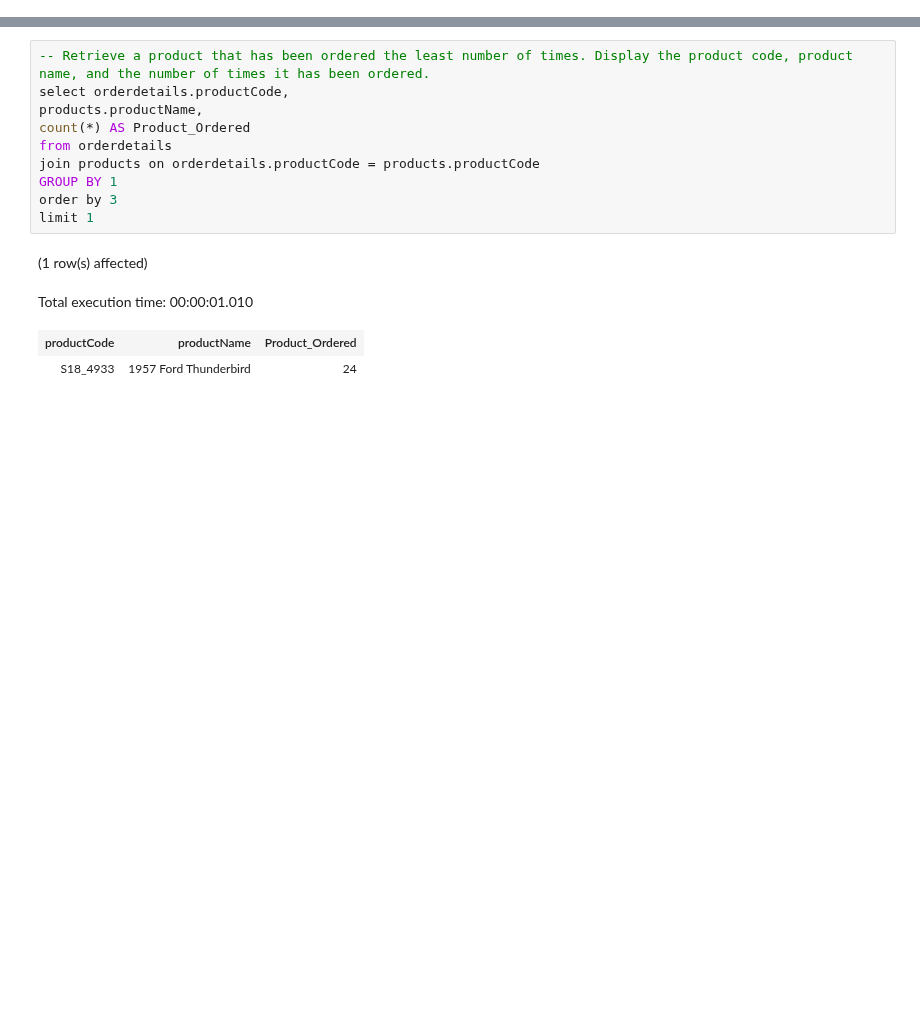
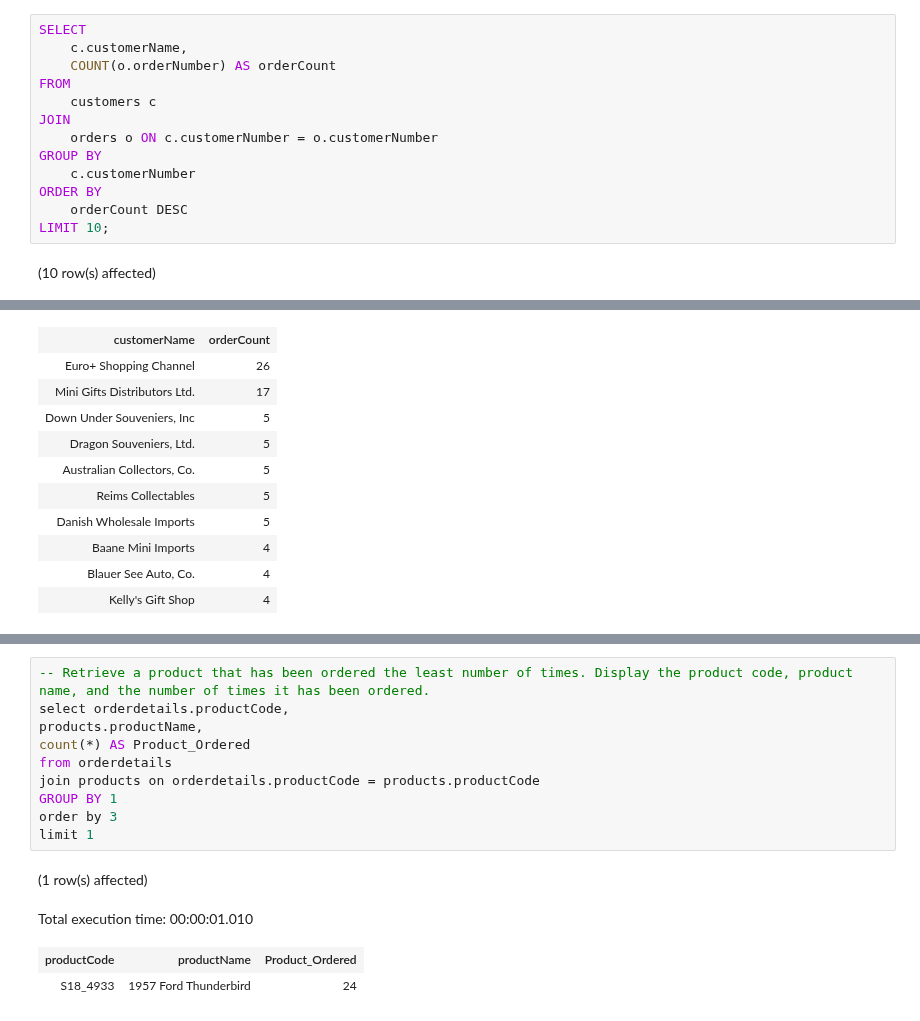
Before and after one commit to gupta-aayushkr/SQL-Queries, a Jupyter notebook: ClassicModels/queries.ipynb, the cells around one changed output, grey strips where cells are left out. Cells and saved outputs as stored; diff of their text form; blank space fills up the shorter version.

```diff
--- a/ClassicModels/queries.ipynb
+++ b/ClassicModels/queries.ipynb
@@ -27,3 +27,18 @@ Total execution time: 00:00:01.046
 | Muscle Machine Inc | 48 |
 | Kelly's Gift Shop | 48 |
 | Anna's Decorations, Ltd | 46 |
+# %%
+SELECT
+    c.customerName,
+    COUNT(o.orderNumber) AS orderCount
+FROM
+    customers c
+JOIN
+    orders o ON c.customerNumber = o.customerNumber
+GROUP BY
+    c.customerNumber
+ORDER BY
+    orderCount DESC
+LIMIT 10;
+# %% [output]
+(10 row(s) affected)
@@ -30,3 +46,14 @@ Total execution time: 00:00:01.046
+| customerName | orderCount |
+| Euro+ Shopping Channel | 26 |
+| Mini Gifts Distributors Ltd. | 17 |
+| Down Under Souveniers, Inc | 5 |
+| Dragon Souveniers, Ltd. | 5 |
+| Australian Collectors, Co. | 5 |
+| Reims Collectables | 5 |
+| Danish Wholesale Imports | 5 |
+| Baane Mini Imports | 4 |
+| Blauer See Auto, Co. | 4 |
+| Kelly's Gift Shop | 4 |
 # %%
 -- Retrieve the list of customers who have placed orders but haven't made any payments yet.
 select customers.customerName,
```
Also changed, not shown: parts of 20 cells of this notebook, 1 other file.
